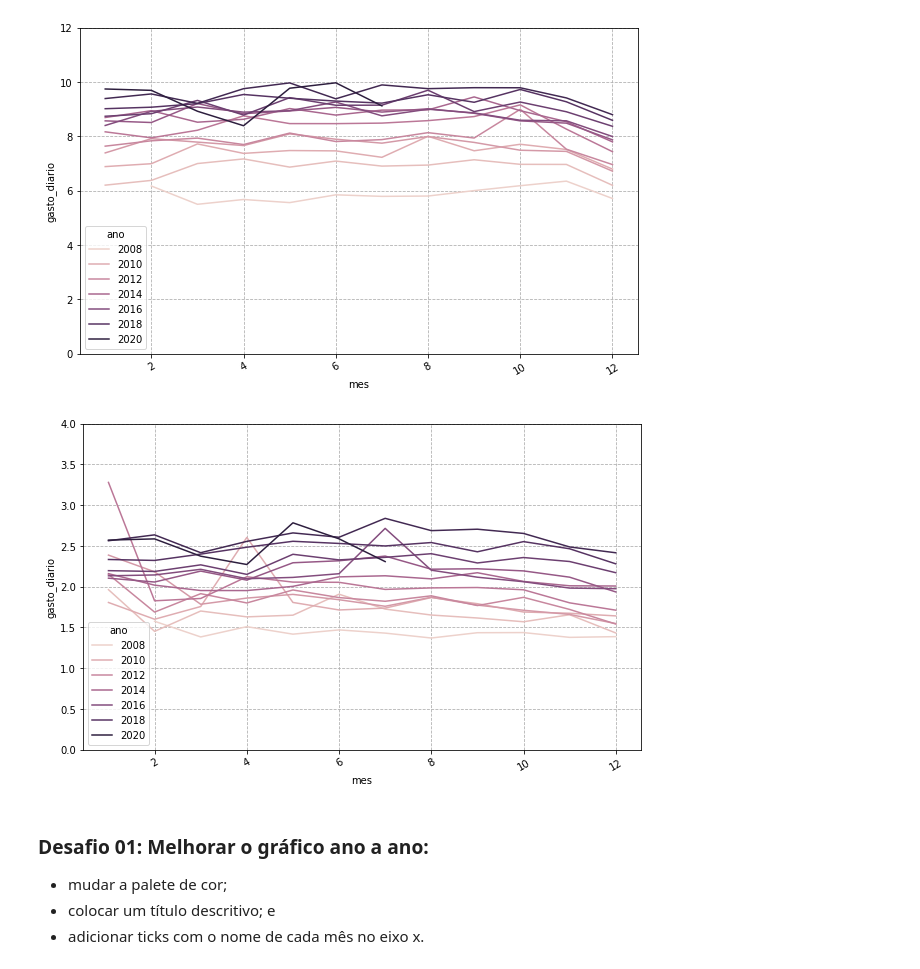
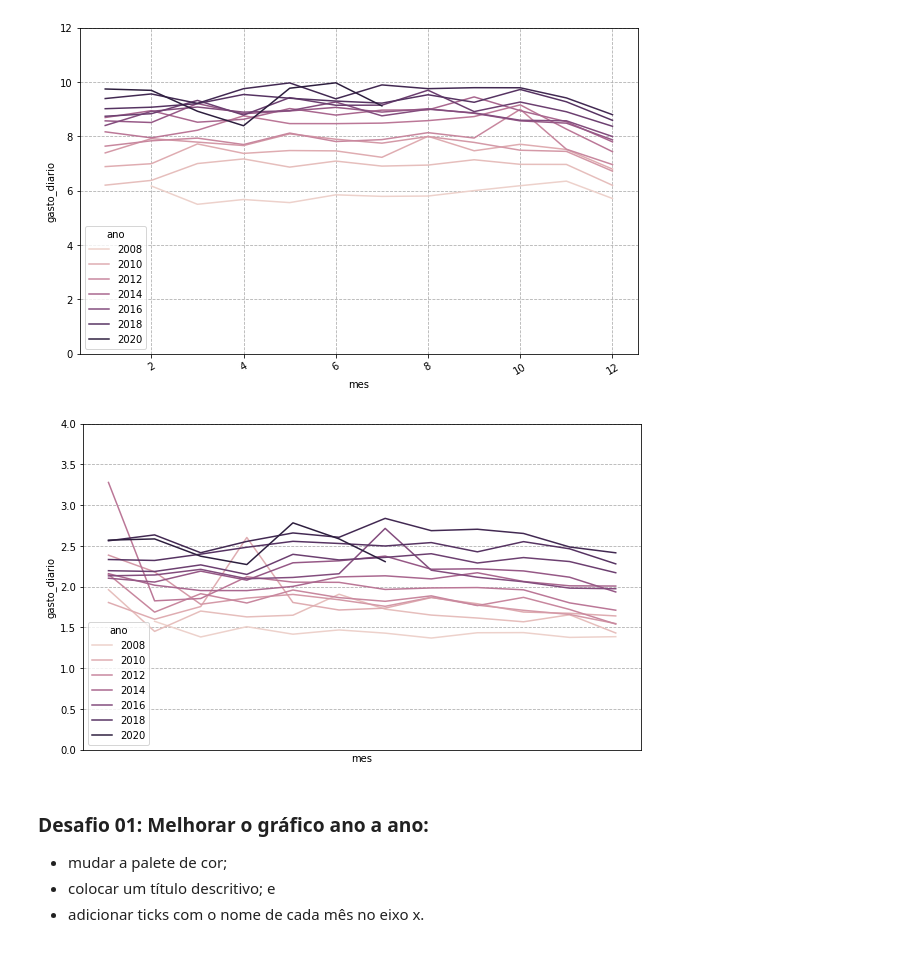
Before and after one commit to gustavopierre/data_science_portfolio, a Jupyter notebook: BootcampAlura_GustavoPierre.ipynb, the cells around one changed output. Drawn from its saved outputs; the diff is of its cells as text; code cells hidden in the pictures.

```diff
--- a/BootcampAlura_GustavoPierre.ipynb
+++ b/BootcampAlura_GustavoPierre.ipynb
@@ -1812,13 +1812,13 @@ plt.show()
 # %%
 plt.figure(figsize=(10,6))
 ax = sns.lineplot(data=mensal_aberto.query("uf == 'Rio de Janeiro'"), x='mes', y='gasto_diario', hue='ano')
 plt.xticks(rotation=30)
 plt.ylim(0, 4)
-#ax.xaxis.set_major_locator(ticker.IndexLocator(base=12, offset=11))
+ax.xaxis.set_major_locator(ticker.IndexLocator(base=1, offset=12))
 plt.grid(linestyle='--')
 plt.show()
 # %% [output]
-[figure, old version]
+[figure, new version]
 # %% [markdown]
 ### **Desafio 01:** Melhorar o gráfico ano a ano:
 * mudar a palete de cor;
```
Also changed, not shown: parts of 41 cells of this notebook.
